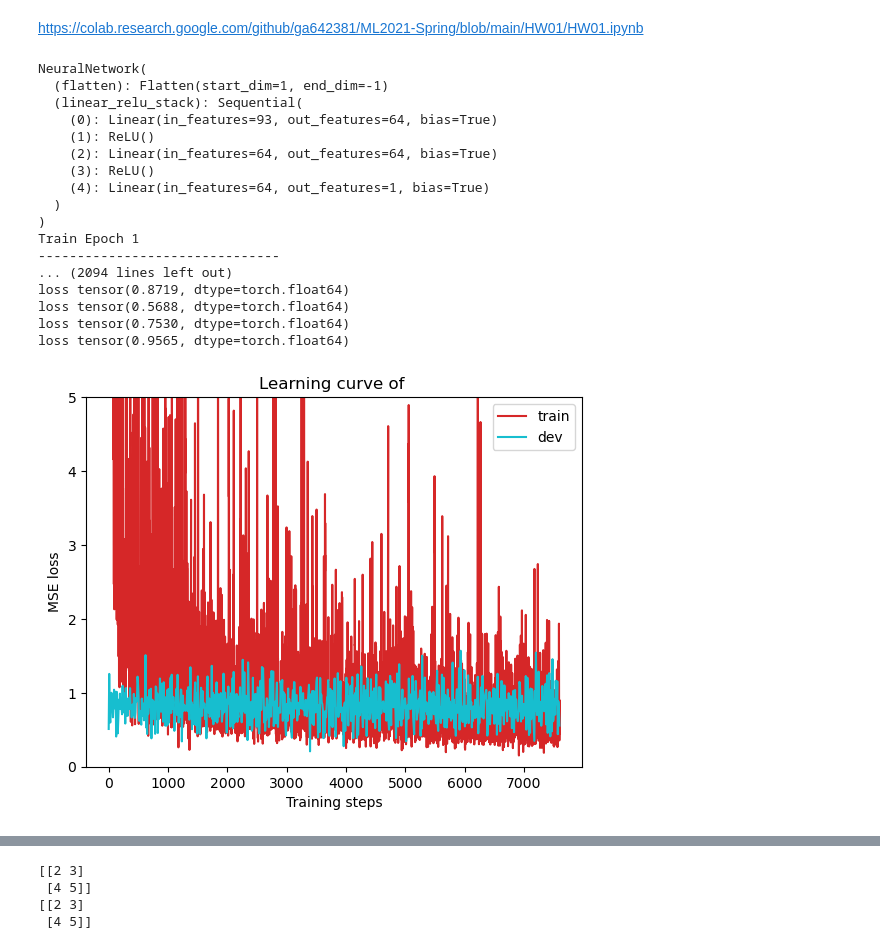
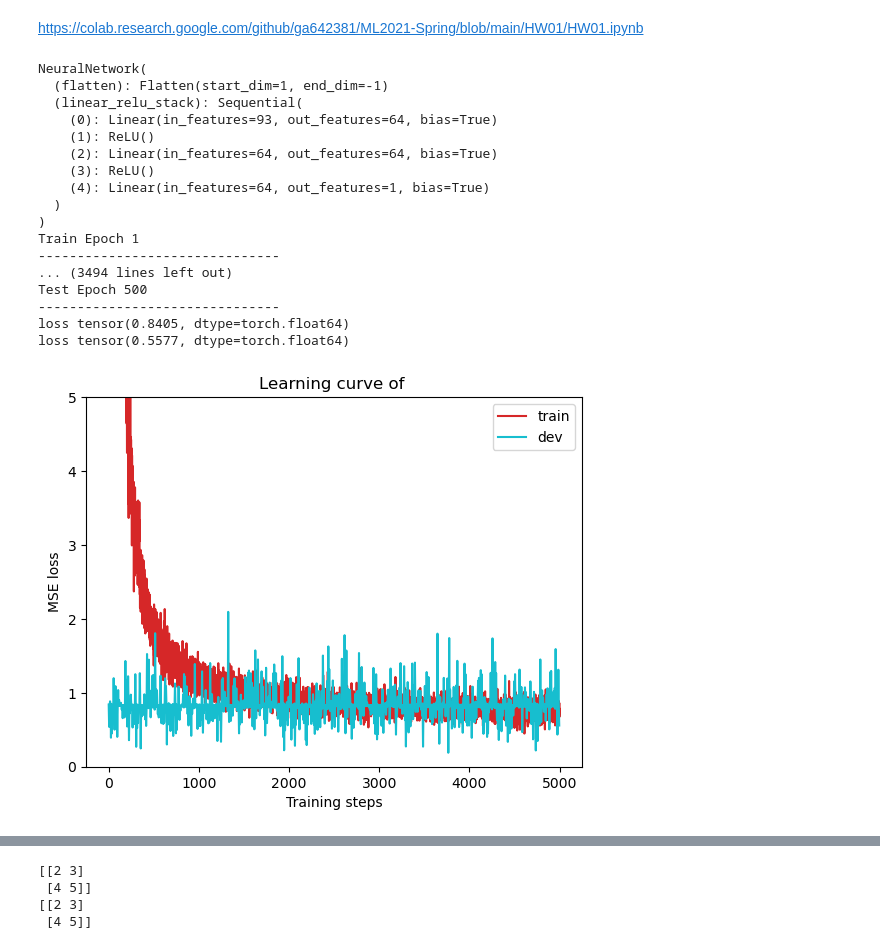
Before and after one commit to leavingme/Homework, a Jupyter notebook: hw1.ipynb, the cells around one changed output, grey strips where cells are left out. Cells and saved outputs as stored; diff of their text form; code cells hidden in the pictures.

```diff
--- a/hw1.ipynb
+++ b/hw1.ipynb
@@ -9,4 +9,12 @@ import pandas as pd
 import matplotlib.pyplot as plt
 from torch.utils.data import Dataset, DataLoader
 from torch import nn
+
+def save_result(preds):
+    with open('submission.csv', 'w', encoding='utf-8') as f:
+        f.write('id,tested_positive\n')
+        for i, pred in enumerate(preds):
+            f.write('%d,%f\n' % (i, pred))
+
+    return
 
@@ -32,6 +40,20 @@ def plot_learning_curve(loss_record, title=''):
     plt.legend()
     plt.show()
 
+def plot_pred(preds=None, targets=None, lim=35.):
+    ''' Plot prediction of your DNN '''
+    if preds is None or targets is None:
+        return
+
+    plt.figure(figsize=(5, 5))
+    plt.scatter(targets, preds, c='r', alpha=0.5)
+    plt.plot([-0.2, lim], [-0.2, lim], c='b')
+    plt.xlim(-0.2, lim)
+    plt.ylim(-0.2, lim)
+    plt.xlabel('ground truth value')
+    plt.ylabel('predicted value')
+    plt.title('Ground Truth v.s. Prediction')
+    plt.show()
 
 class CovidDataset(Dataset):
     def __init__(self, data_path, mode="train", transform=None):
@@ -104,7 +126,10 @@ print(model)
 
 loss_fn = nn.MSELoss()
 loss_record = {"train": [], "dev": []}
-optimizer = torch.optim.SGD(model.parameters(), lr=0.01)
+pred_record = []
+target_record = []
+
+optimizer = torch.optim.SGD(model.parameters(), lr=0.001)
 
 def train(dataloader, model, loss_fn, optimizer):
     size = len(dataloader.dataset)
@@ -129,6 +154,11 @@ def train(dataloader, model, loss_fn, optimizer):
             print(f"loss: {loss:>7f}  [{current:>5d}/{size:>5d}]")
 
 def dev(dataloader, model, loss_fn):
+    global pred_record, target_record
+
+    pred_record = []
+    target_record = []
+
     model.eval()
     size = len(dataloader.dataset)
     num_batches = len(dataloader)
@@ -142,7 +172,12 @@ def dev(dataloader, model, loss_fn):
 
             loss_record["dev"].append(loss.item())
 
+            pred_record.append(pred)
+            target_record.append(y)
             print("loss", loss)
+
+    pred_record = torch.cat(pred_record, dim=0).numpy()
+    target_record = torch.cat(target_record, dim=0).numpy()
 
             # test_loss += loss_fn(pred, y).item()
             # correct += (pred.argmax(1) == y).type(torch.float).sum().item()
@@ -163,38 +198,40 @@ def test(dataloader, model):
 
     preds = torch.cat(preds, dim=0)
     print(preds)
+    save_result(preds)
 
 
-epochs = 1000
+epochs = 500
 for t in range(epochs):
     print(f"Train Epoch {t+1}\n-------------------------------")
     train(train_dataloader, model, loss_fn, optimizer)
 
 for t in range(epochs):
     print(f"Test Epoch {t+1}\n-------------------------------")
     dev(dev_dataloader, model, loss_fn)
 
 plot_learning_curve(loss_record, "")
+plot_pred(pred_record, target_record)
 
 test(test_dataloader, model)
 
 print("Done!")
 # %% [output]
 NeuralNetwork(
   (flatten): Flatten(start_dim=1, end_dim=-1)
   (linear_relu_stack): Sequential(
     (0): Linear(in_features=93, out_features=64, bias=True)
     (1): ReLU()
     (2): Linear(in_features=64, out_features=64, bias=True)
     (3): ReLU()
     (4): Linear(in_features=64, out_features=1, bias=True)
   )
 )
 Train Epoch 1
 -------------------------------
-... (2094 lines left out)
-loss tensor(0.8719, dtype=torch.float64)
-loss tensor(0.5688, dtype=torch.float64)
-loss tensor(0.7530, dtype=torch.float64)
-loss tensor(0.9565, dtype=torch.float64)
+... (3494 lines left out)
+Test Epoch 500
+-------------------------------
+loss tensor(0.8405, dtype=torch.float64)
+loss tensor(0.5577, dtype=torch.float64)
-[figure, old version]
+[figure, new version]
```
Also changed, not shown: parts of 1 cell of this notebook.
